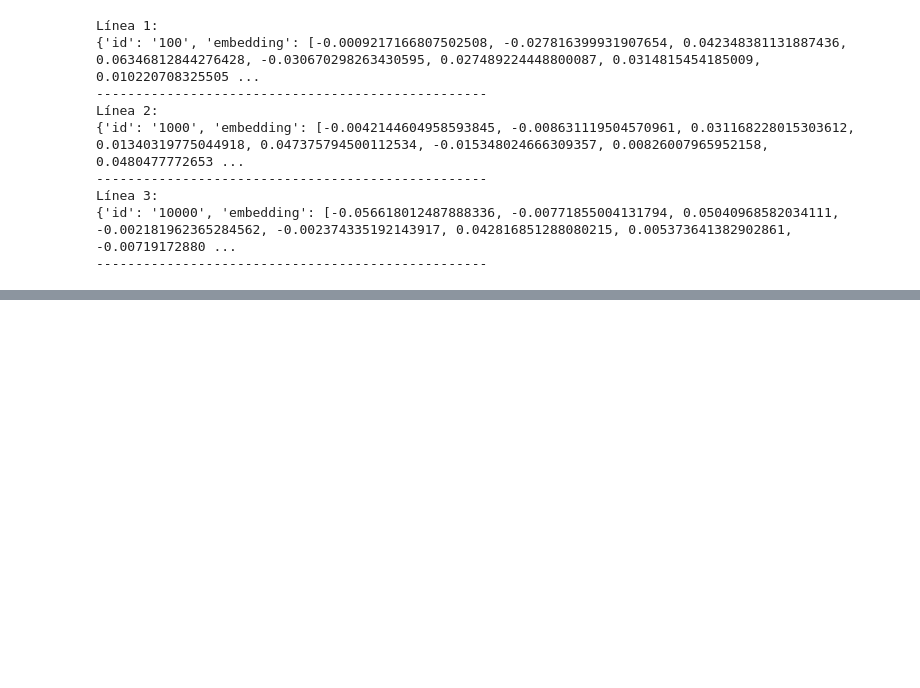
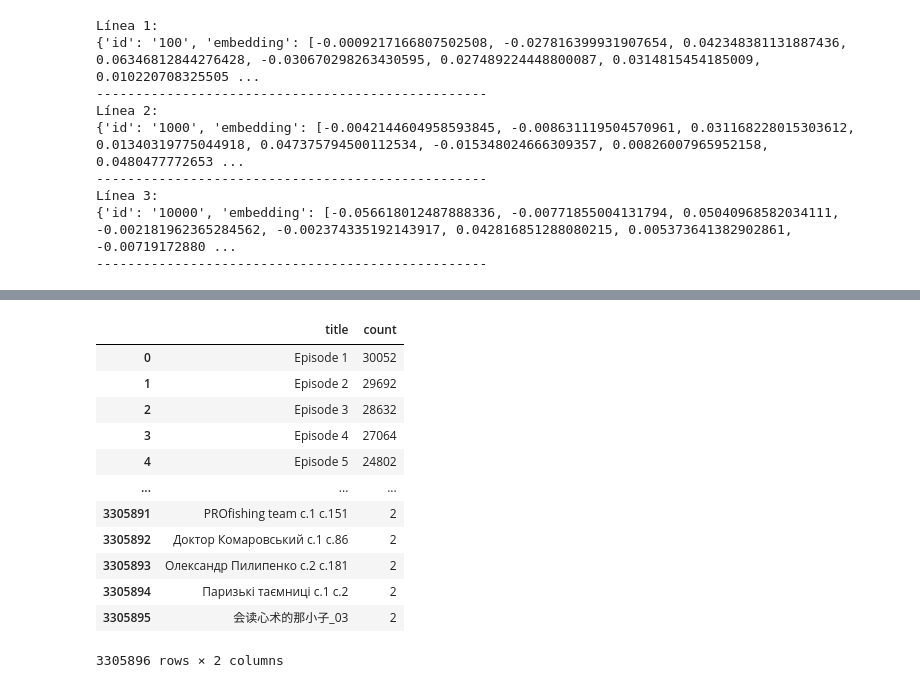
Before and after one commit to BubboApp/bubbo-data, a Jupyter notebook: recommendation-engine-alpha/prueba.ipynb, the cells around one changed output, grey strips where cells are left out. Saved outputs shown, nothing was run; the diff lists cells and outputs as text; code cells hidden in the pictures; blank space fills up the shorter version.

Commit message:
all content updated for Estevo

```diff
--- a/recommendation-engine-alpha/prueba.ipynb
+++ b/recommendation-engine-alpha/prueba.ipynb
@@ -1517,3 +1513,27 @@ Línea 2:
 Línea 3:
 {'id': '10000', 'embedding': [-0.056618012487888336, -0.00771855004131794, 0.05040968582034111, -0.002181962365284562, -0.002374335192143917, 0.042816851288080215, 0.005373641382902861, -0.00719172880 ...
 --------------------------------------------------
+# %%
+import os
+import time
+import re
+from google.cloud import aiplatform
+from google.cloud import storage
+from google.cloud import bigquery
+
+# === CONFIGURACIÓN ===
+os.environ["GOOGLE_APPLICATION_CREDENTIALS"] = "../../../bubbo-dfba0-47e395cdcdc7.json"
+
+# Inicializar cliente
+client = bigquery.Client(location="europe-southwest1")
+dataset_id_destiny = "bubbo-dfba0.content"
+# %%
+query_title_counts = f"""
+SELECT title, COUNT(*) AS count
+FROM `{dataset_id_destiny}.unified_content`
+GROUP BY title
+ORDER BY count DESC
+"""
+
+title_counts = client.query(query_title_counts).to_dataframe()
+title_counts.head(10)  # Muestra los 10 más comunes
@@ -1519,0 +1552,16 @@ Línea 3:
+# %%
+title_counts
+# %% [output]
+|  | title | count |
+| 0 | Episode 1 | 30052 |
+| 1 | Episode 2 | 29692 |
+| 2 | Episode 3 | 28632 |
+| 3 | Episode 4 | 27064 |
+| 4 | Episode 5 | 24802 |
+| ... | ... | ... |
+| 3305891 | PROfishing team с.1 с.151 | 2 |
+| 3305892 | Доктор Комаровський с.1 с.86 | 2 |
+| 3305893 | Олександр Пилипенко с.2 с.181 | 2 |
+| 3305894 | Паризькі таємниці с.1 с.2 | 2 |
+| 3305895 | 会读心术的那小子_03 | 2 |
+3305896 rows × 2 columns
```
Also changed, not shown: parts of 4 cells of this notebook, 2 other files.
